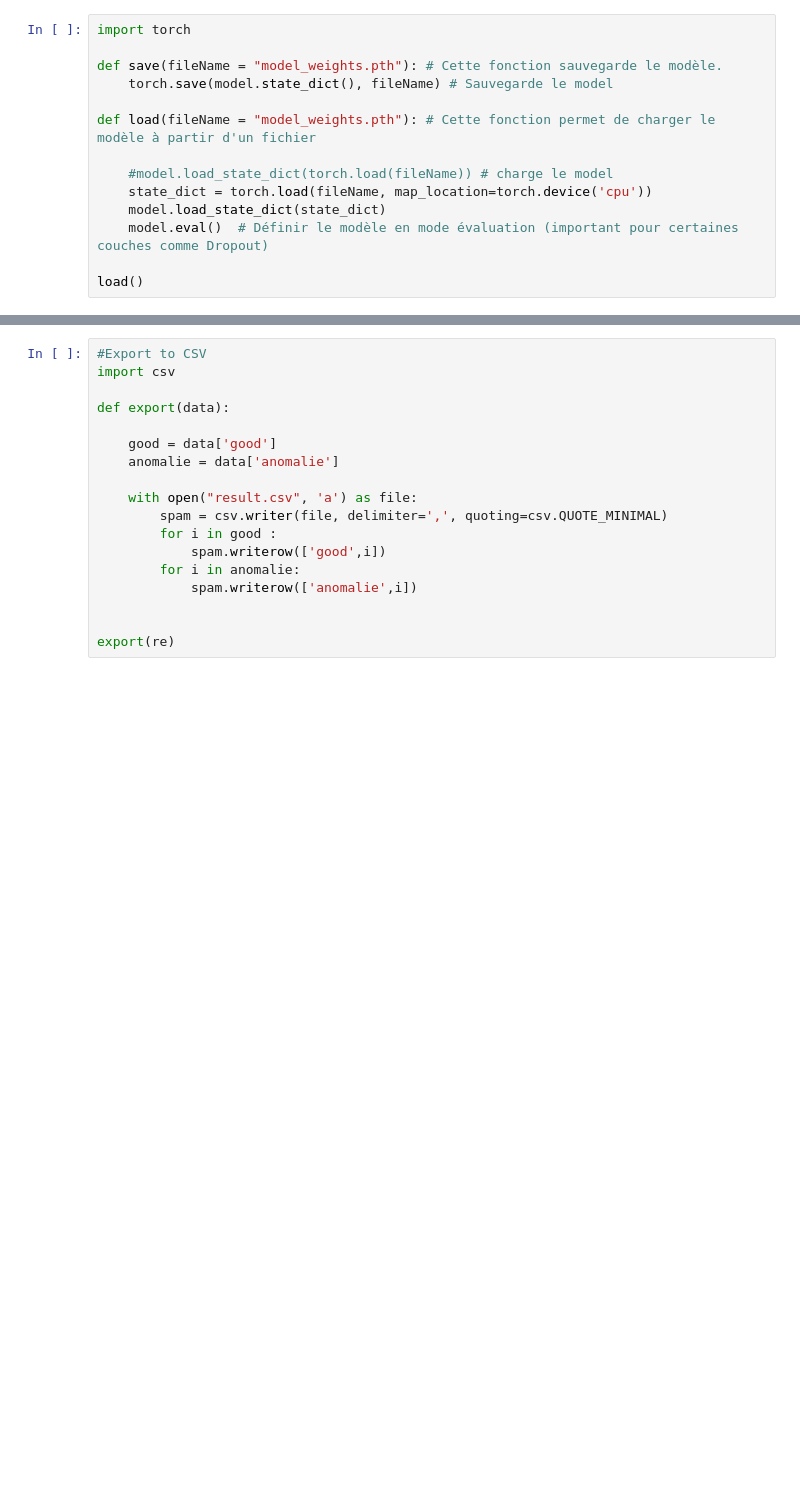
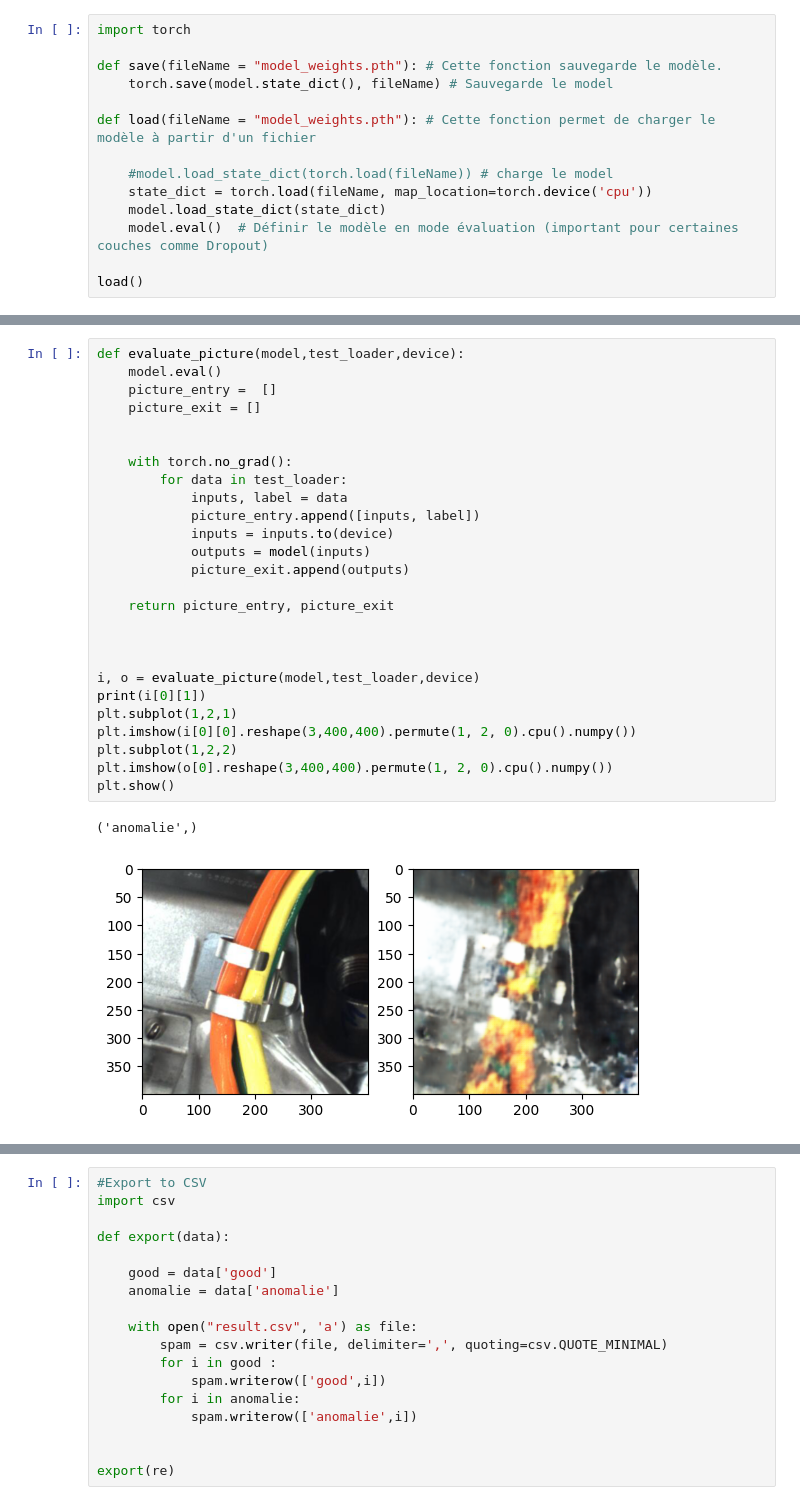
Before and after one commit to PommeDev/Detection-d-anomalies, a Jupyter notebook: test_save_loc.ipynb, the cells around one changed output, grey strips where cells are left out. Saved outputs shown, nothing was run; the diff lists cells and outputs as text; blank space fills up the shorter version.

```diff
--- a/test_save_loc.ipynb
+++ b/test_save_loc.ipynb
@@ -205,3 +237,32 @@ avg,re = evaluate_autoencoder(model, test_loader, device)
+# %%
+def evaluate_picture(model,test_loader,device):
+    model.eval()
+    picture_entry =  []
+    picture_exit = []
+
+
+    with torch.no_grad():
+        for data in test_loader:
+            inputs, label = data
+            picture_entry.append([inputs, label])
+            inputs = inputs.to(device)
+            outputs = model(inputs)
+            picture_exit.append(outputs)
+
+    return picture_entry, picture_exit
+
+
+
+i, o = evaluate_picture(model,test_loader,device)
+print(i[0][1])
+plt.subplot(1,2,1)
+plt.imshow(i[0][0].reshape(3,400,400).permute(1, 2, 0).cpu().numpy())
+plt.subplot(1,2,2)
+plt.imshow(o[0].reshape(3,400,400).permute(1, 2, 0).cpu().numpy())
+plt.show()
+# %% [output]
+('anomalie',)
+[figure, added]
 # %%
 print(re)
 
```
Also changed, not shown: parts of 7 cells of this notebook, 12 other files.
